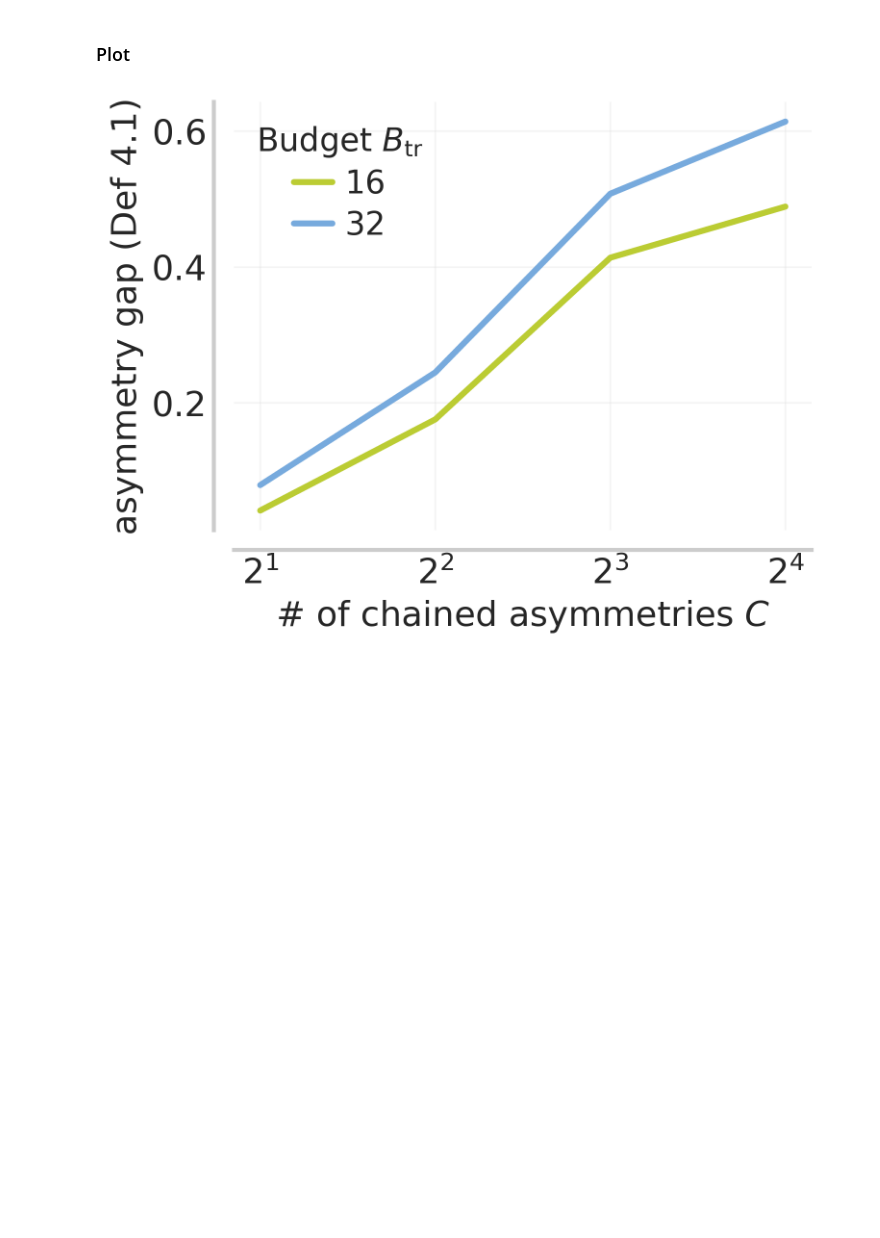
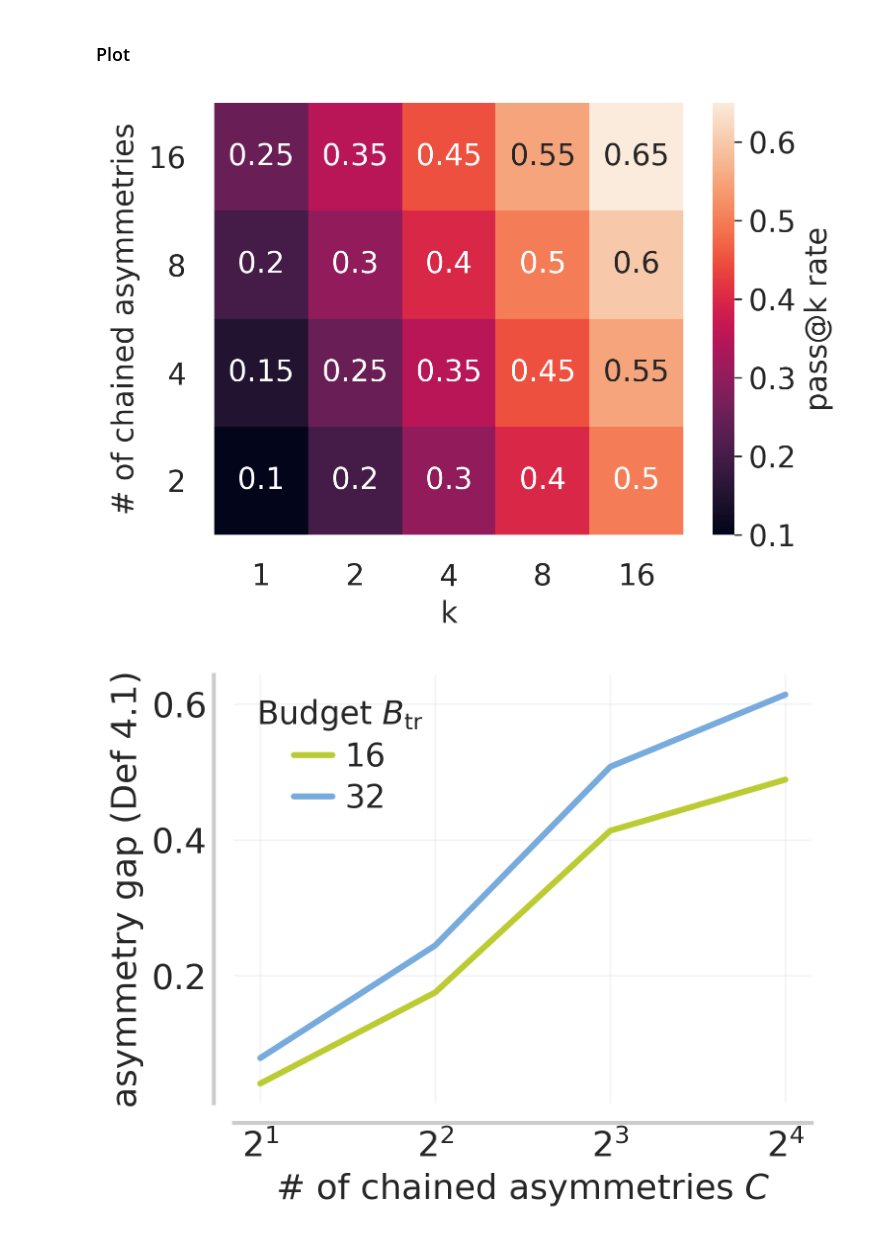
Before and after one commit to matthewyryang/countdown-curriculum, a Jupyter notebook: analysis/negative_grad/temperature.ipynb, the cells around one changed output. Drawn from its saved outputs; the diff is of its cells as text; code cells hidden in the pictures; blank space fills up the shorter version.

```diff
--- a/analysis/negative_grad/temperature.ipynb
+++ b/analysis/negative_grad/temperature.ipynb
@@ -8,4 +8,17 @@ import pickle
 from vllm import LLM, SamplingParams
 from collections import defaultdict
 from tqdm import tqdm
+
+from rliable import plot_utils
+plt.rcParams['text.usetex'] = False #Let TeX do the typsetting
+plt.rcParams['text.latex.preamble'] = r'\usepackage{sansmath} \sansmath' #Force sans-serif math mode (for axes labels)
+plt.rcParams['font.family'] = 'sans-serif' # ... for regular text
+plt.rcParams['font.sans-serif'] = ['Helveta Nue'] # Choose a nice font here
+sns.set_style("whitegrid")
+
+COLORS = ['#BBCC33', '#77AADD', '#44BB99',
+           '#EEDD88', '#EE8866', '#FFAABB',
+          '#99DDFF', '#44BB99', '#AAAA00',
+          '#DDDDDD']
+palette = sns.set_palette(COLORS)
 # %% [output]
@@ -261,6 +274,45 @@ COLORS = ['#BBCC33', '#77AADD', '#44BB99',
           '#99DDFF', '#44BB99', '#AAAA00',
           '#DDDDDD']
 palette = sns.set_palette(COLORS)
+# %%
+fig, ax = plt.subplots(nrows=1, ncols=1, dpi=300)
+fig.set_size_inches(496.0/192*2, 369.6/192*2)
+
+# Dummy data structure: value[attempts_budget_per_rollout][k]
+value = {
+    2: {1: 0.1, 2: 0.2, 4: 0.3, 8: 0.4, 16: 0.5},
+    4: {1: 0.15, 2: 0.25, 4: 0.35, 8: 0.45, 16: 0.55},
+    8: {1: 0.2, 2: 0.3, 4: 0.4, 8: 0.5, 16: 0.6},
+    16: {1: 0.25, 2: 0.35, 4: 0.45, 8: 0.55, 16: 0.65}
+}
+
+# Convert the nested dict into a DataFrame
+df = pd.DataFrame(value).T  # .T to make attempts_budget_per_rollout the index (y-axis)
+df = df.sort_index(ascending=False)         # ensure y-axis is sorted
+
+
+# Plot using seaborn heatmap
+sns.heatmap(df, annot=True, annot_kws={'size': 'x-large'}, cbar_kws={'label': 'pass@k rate'}, ax=ax)
+
+cbar = ax.collections[0].colorbar
+cbar.ax.tick_params(labelsize='x-large')
+cbar.set_label("pass@k rate", size='x-large')
+
+plot_utils._annotate_and_decorate_axis(ax,
+                                        xlabel=r'k',
+                                        ylabel=r'# of chained asymmetries',
+                                        labelsize='x-large',
+                                        ticklabelsize='x-large',
+                                        grid_alpha=0.2,
+                                        legend=False)
+
+# plt.title("Temperature Map")
+plt.tight_layout()
+
+plt.savefig("plots/asymmetry_gap.pdf", bbox_inches='tight',pad_inches=0)
+plt.show()
+# %% [output]
+[figure, added]
 # %%
 fig, ax = plt.subplots(nrows=1, ncols=1, dpi=300)
 fig.set_size_inches(496.0/192*2, 369.6/192*2)
```
Also changed, not shown: parts of 6 cells of this notebook, 11 other files.
